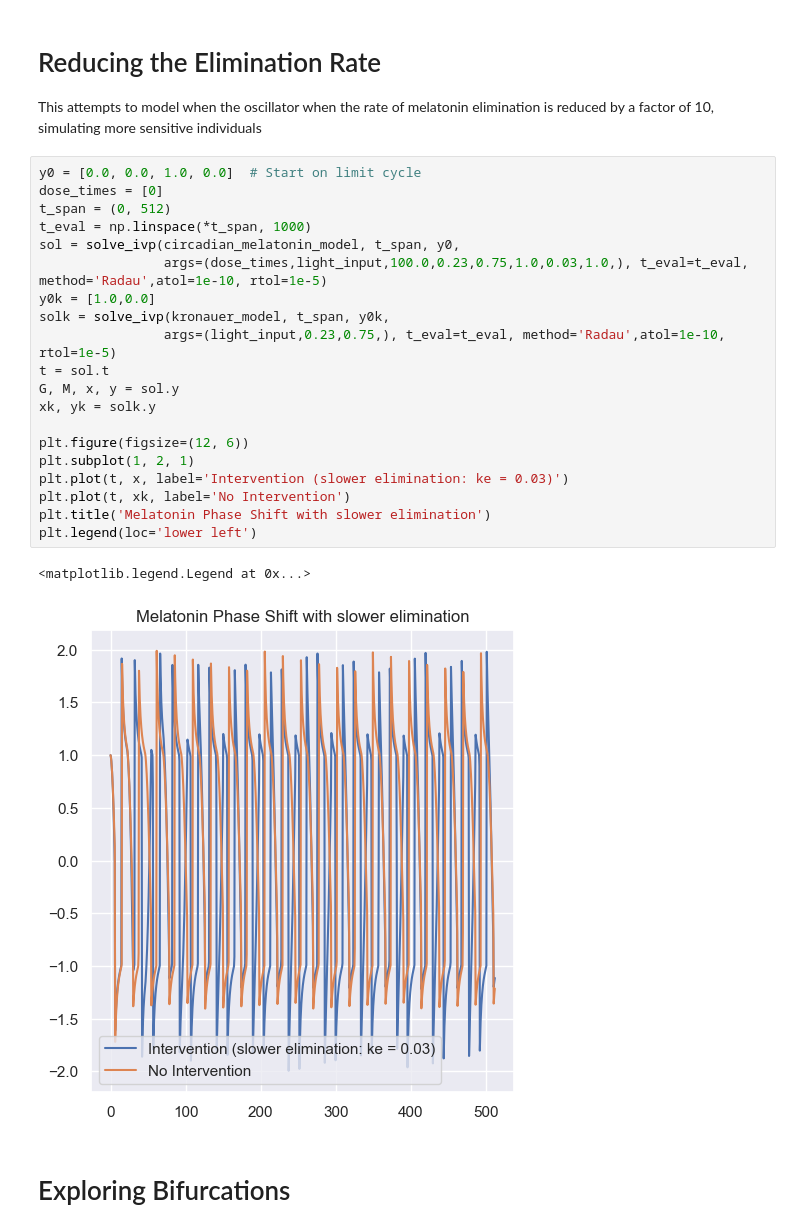
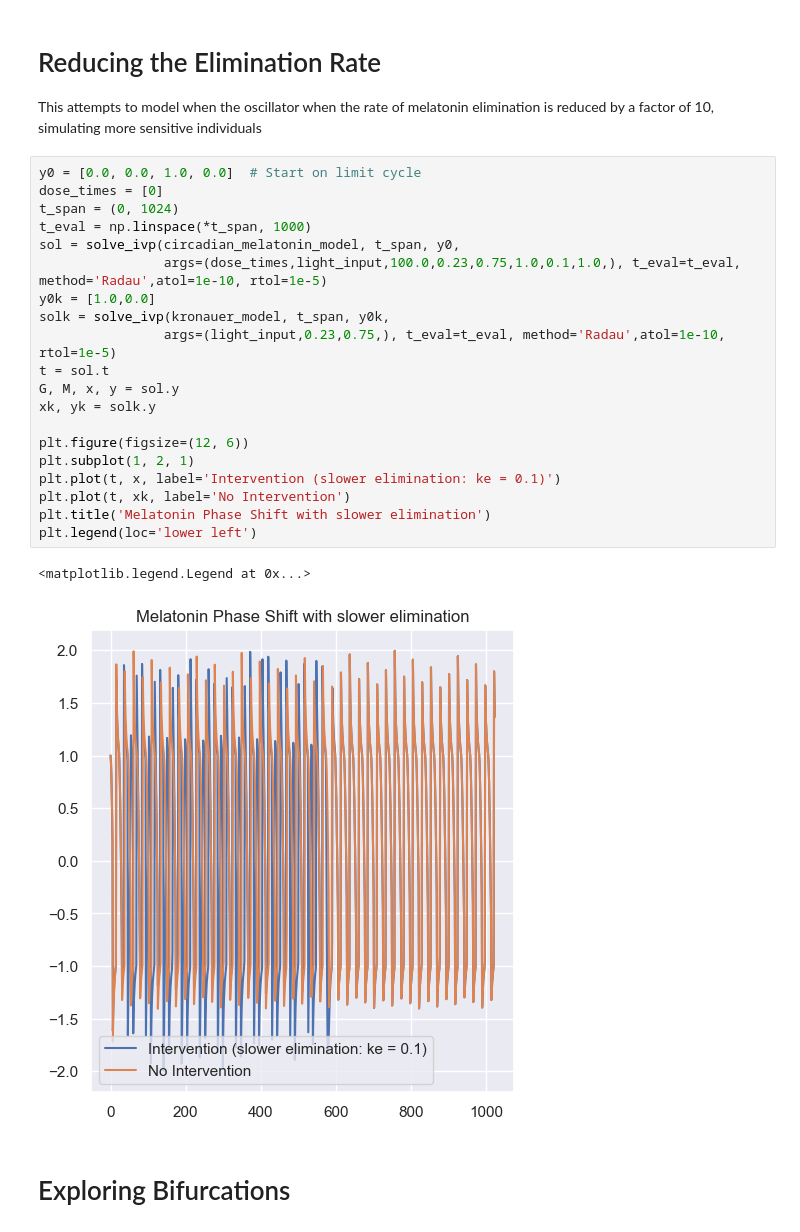
Before and after one commit to richardshizhang/circadian_model, a Jupyter notebook: Final_Project_Code.ipynb, the cells around one changed output. Drawn from its saved outputs; the diff is of its cells as text.

```diff
--- a/Final_Project_Code.ipynb
+++ b/Final_Project_Code.ipynb
@@ -169,26 +169,26 @@ This attempts to model when the oscillator when the rate of melatonin eliminatio
 # %%
 y0 = [0.0, 0.0, 1.0, 0.0]  # Start on limit cycle
 dose_times = [0]
-t_span = (0, 512)
+t_span = (0, 1024)
 t_eval = np.linspace(*t_span, 1000)
 sol = solve_ivp(circadian_melatonin_model, t_span, y0,
-                args=(dose_times,light_input,100.0,0.23,0.75,1.0,0.03,1.0,), t_eval=t_eval, method='Radau',atol=1e-10, rtol=1e-5)
+                args=(dose_times,light_input,100.0,0.23,0.75,1.0,0.1,1.0,), t_eval=t_eval, method='Radau',atol=1e-10, rtol=1e-5)
 y0k = [1.0,0.0]
 solk = solve_ivp(kronauer_model, t_span, y0k,
                 args=(light_input,0.23,0.75,), t_eval=t_eval, method='Radau',atol=1e-10, rtol=1e-5)
 t = sol.t
 G, M, x, y = sol.y
 xk, yk = solk.y
 
 plt.figure(figsize=(12, 6))
 plt.subplot(1, 2, 1)
-plt.plot(t, x, label='Intervention (slower elimination: ke = 0.03)')
+plt.plot(t, x, label='Intervention (slower elimination: ke = 0.1)')
 plt.plot(t, xk, label='No Intervention')
 plt.title('Melatonin Phase Shift with slower elimination')
 plt.legend(loc='lower left')
 # %% [output]
 <matplotlib.legend.Legend at 0x...>
-[figure, old version]
+[figure, new version]
 # %% [markdown]
 # Exploring Bifurcations
 # %%
```
